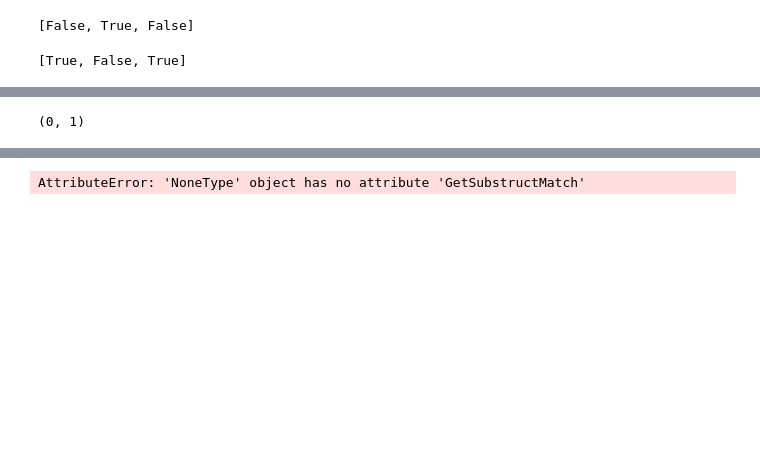
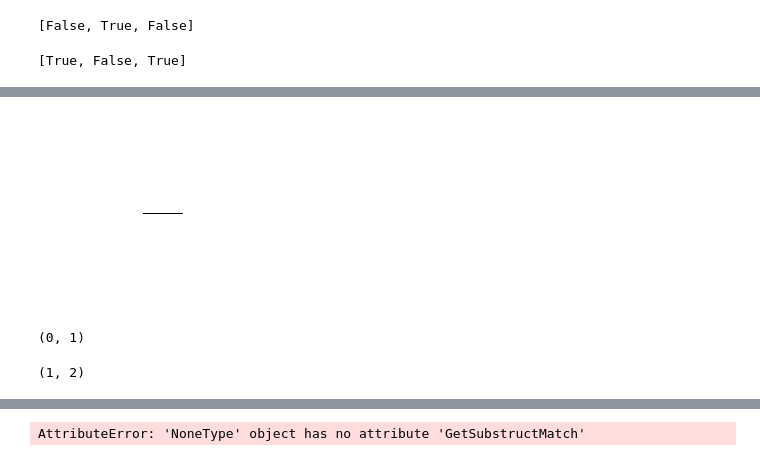
Before and after one commit to SeoulTechPSE/PSE_2019, a Jupyter notebook: SMILE and SMART/Smarts/SMARTS_190409.ipynb, the cells around one changed output, grey strips where cells are left out. Saved outputs shown, nothing was run; the diff lists cells and outputs as text; code cells hidden in the pictures; blank space fills up the shorter version.

```diff
--- a/SMILE and SMART/Smarts/SMARTS_190409.ipynb
+++ b/SMILE and SMART/Smarts/SMARTS_190409.ipynb
@@ -334,4 +340,14 @@ Symbol | Atomic property requirements
+# %%
+m = AllChem.MolFromSmarts('C\C')
+m
+# %% [output]
+[figure, added]
+# %%
+# 간단히 Match를 이용해 확인할 수 있다.
+AllChem.MolFromSmarts('C\C=C/C').GetSubstructMatch(AllChem.MolFromSmarts('C\C'))
+# %% [output]
+(0, 1)
 # %%
-AllChem.MolFromSmarts('C\C=C/C').GetSubstructMatch(AllChem.MolFromSmarts('C\C'))
+AllChem.MolFromSmarts('C\C=C/C').GetSubstructMatch(AllChem.MolFromSmarts('C=C'))
 # %% [output]
-(0, 1)
+(1, 2)
```
Also changed, not shown: parts of 56 cells of this notebook.
